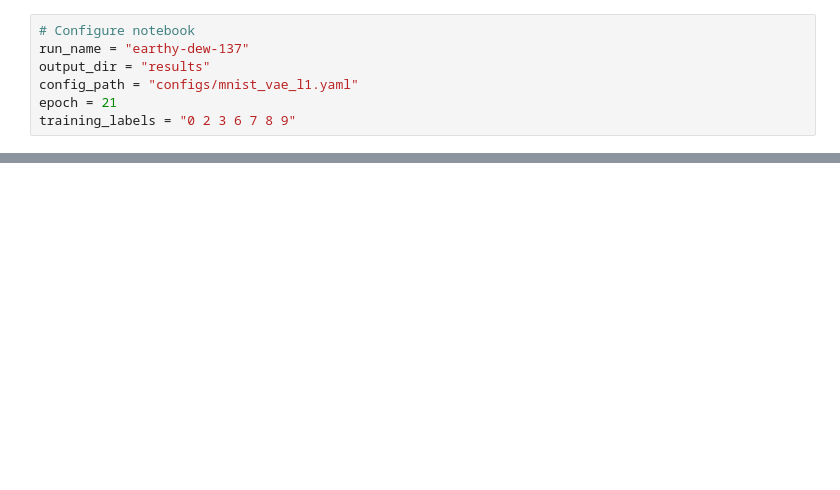
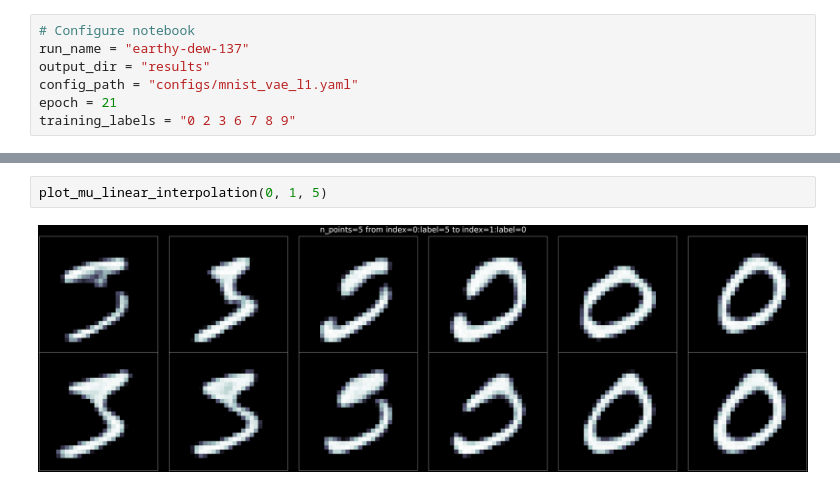
Before and after one commit to HarounH/efir, a Jupyter notebook: efir/embeddings.ipynb, the cells around one changed output, grey strips where cells are left out. Saved outputs shown, nothing was run; the diff lists cells and outputs as text; blank space fills up the shorter version.

```diff
--- a/efir/embeddings.ipynb
+++ b/efir/embeddings.ipynb
@@ -101,0 +187,4 @@ plt.show()
+# %%
+plot_mu_linear_interpolation(0, 1, 5)
+# %% [output]
+[figure, added]
```
Also changed, not shown: parts of 10 cells of this notebook, 23 other files.
